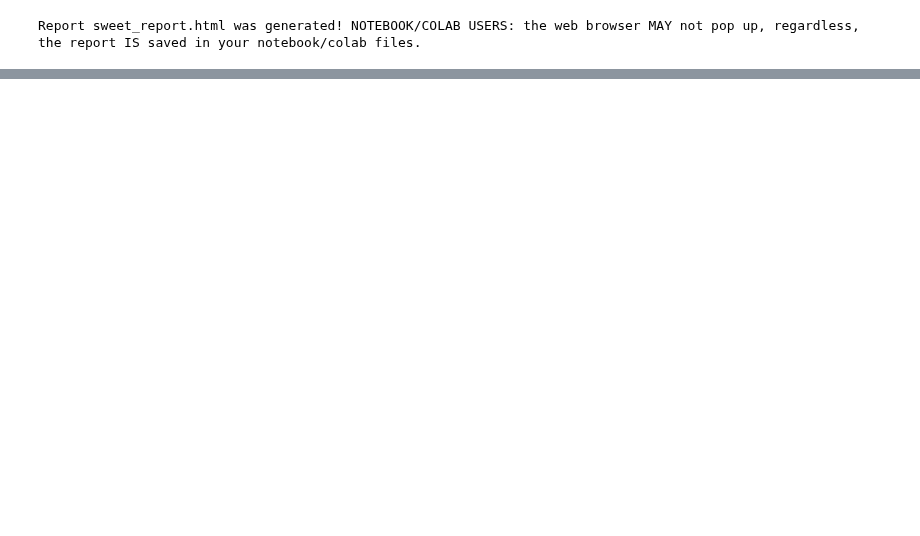
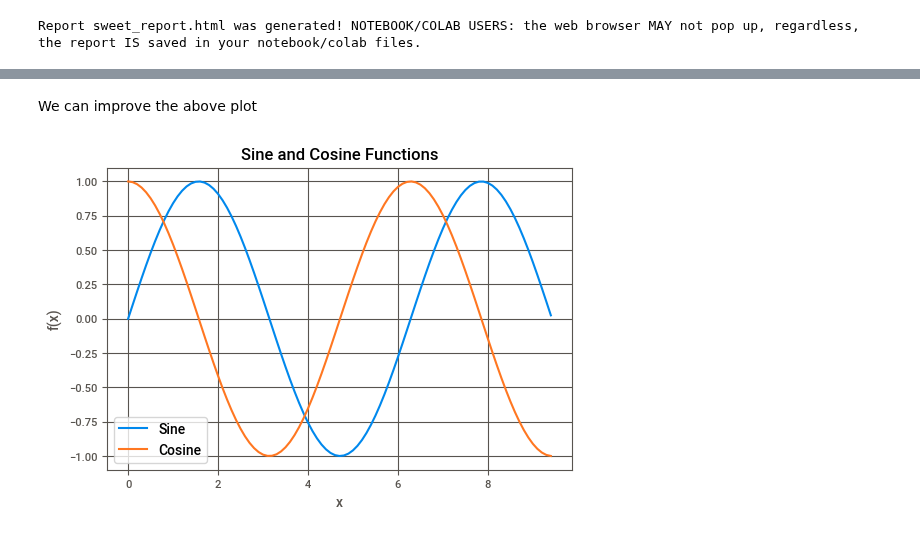
Before and after one commit to clizarraga-UAD7/Notebooks, a Jupyter notebook: IntroDataAnalysis&Viz.ipynb, the cells around one changed output, grey strips where cells are left out. Cells and saved outputs as stored; diff of their text form; code cells hidden in the pictures; blank space fills up the shorter version.

```diff
--- a/IntroDataAnalysis&Viz.ipynb
+++ b/IntroDataAnalysis&Viz.ipynb
@@ -237,0 +250,22 @@ profile.to_file("output.html")
+# %% [markdown]
+We can improve the above plot
+# %%
+import numpy as np
+import matplotlib.pyplot as plt
+
+# Compute the x and y coordinates for points on sine and cosine curves
+x = np.arange(0, 3 * np.pi, 0.1)
+y_sin = np.sin(x)
+y_cos = np.cos(x)
+
+# Plot the points using matplotlib
+plt.plot(x, y_sin)
+plt.plot(x, y_cos)
+plt.xlabel('x')
+plt.ylabel('f(x)')
+plt.title('Sine and Cosine Functions')
+plt.legend(['Sine', 'Cosine'])
+plt.grid(True)
+plt.show()
+# %% [output]
+[figure, added]
```
Also changed, not shown: parts of 31 cells of this notebook.
